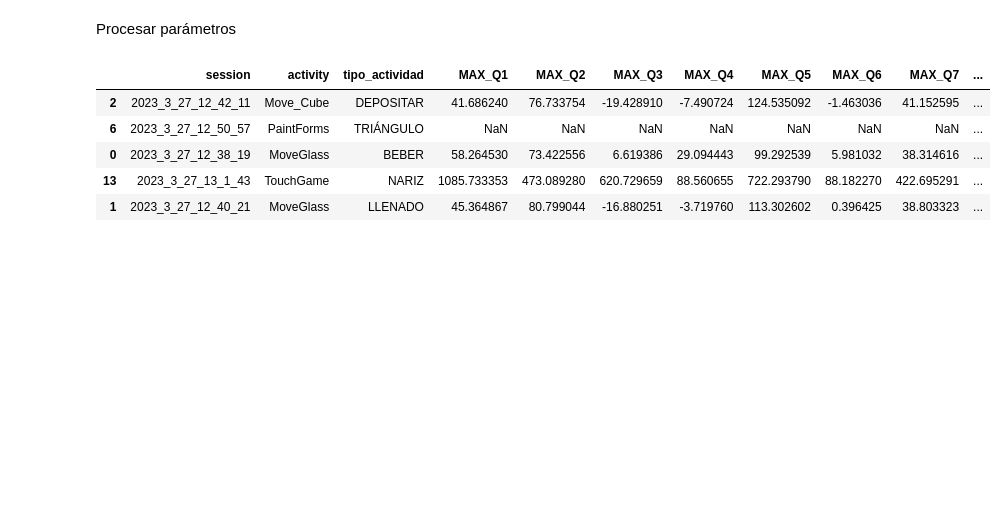
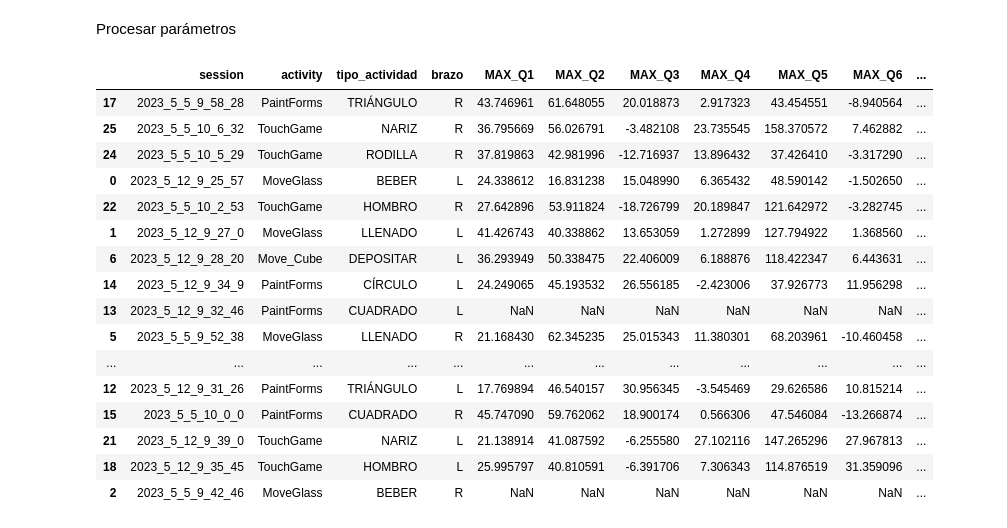
Before and after one commit to RaulMB94/rai_exp_2023_sivarita, a Jupyter notebook: rai_exp_2023_sivarita.ipynb, the cells around one changed output. Cells and saved outputs as stored; diff of their text form; code cells hidden in the pictures; blank space fills up the shorter version.

```diff
--- a/rai_exp_2023_sivarita.ipynb
+++ b/rai_exp_2023_sivarita.ipynb
@@ -31,6 +58,11 @@ Cargar datos
 # %%
-path = "./_data_/Usuarios/Alberto_Villegas/"
+#Elegir usuario
+user = "Angela_Mayor"
 
-df_data = exp.loadData(path)
-df_data.sample(5)
+#Path del usuario
+path = "./_data_/Usuarios/"+ user + "/"
+
+#Cargar datos
+df_data = exp.loadData(path, user)
+df_data.sample(26)
 # %% [output]
@@ -44,11 +87,22 @@ df_data.sample(5)
 Procesar parámetros
 # %%
 df_params = exp.process_all_params(df_data)
-df_params.sample(5)
+df_params.sample(26)
 # %% [output]
-|  | session | activity | tipo_actividad | MAX_Q1 | MAX_Q2 | MAX_Q3 | MAX_Q4 | MAX_Q5 | MAX_Q6 | MAX_Q7 | ... |
-| 2 | 2023_3_27_12_42_11 | Move_Cube | DEPOSITAR | 41.686240 | 76.733754 | -19.428910 | -7.490724 | 124.535092 | -1.463036 | 41.152595 | ... |
-| 6 | 2023_3_27_12_50_57 | PaintForms | TRIÁNGULO | NaN | NaN | NaN | NaN | NaN | NaN | NaN | ... |
-| 0 | 2023_3_27_12_38_19 | MoveGlass | BEBER | 58.264530 | 73.422556 | 6.619386 | 29.094443 | 99.292539 | 5.981032 | 38.314616 | ... |
-| 13 | 2023_3_27_13_1_43 | TouchGame | NARIZ | 1085.733353 | 473.089280 | 620.729659 | 88.560655 | 722.293790 | 88.182270 | 422.695291 | ... |
-| 1 | 2023_3_27_12_40_21 | MoveGlass | LLENADO | 45.364867 | 80.799044 | -16.880251 | -3.719760 | 113.302602 | 0.396425 | 38.803323 | ... |
+|  | session | activity | tipo_actividad | brazo | MAX_Q1 | MAX_Q2 | MAX_Q3 | MAX_Q4 | MAX_Q5 | MAX_Q6 | ... |
+| 17 | 2023_5_5_9_58_28 | PaintForms | TRIÁNGULO | R | 43.746961 | 61.648055 | 20.018873 | 2.917323 | 43.454551 | -8.940564 | ... |
+| 25 | 2023_5_5_10_6_32 | TouchGame | NARIZ | R | 36.795669 | 56.026791 | -3.482108 | 23.735545 | 158.370572 | 7.462882 | ... |
+| 24 | 2023_5_5_10_5_29 | TouchGame | RODILLA | R | 37.819863 | 42.981996 | -12.716937 | 13.896432 | 37.426410 | -3.317290 | ... |
+| 0 | 2023_5_12_9_25_57 | MoveGlass | BEBER | L | 24.338612 | 16.831238 | 15.048990 | 6.365432 | 48.590142 | -1.502650 | ... |
+| 22 | 2023_5_5_10_2_53 | TouchGame | HOMBRO | R | 27.642896 | 53.911824 | -18.726799 | 20.189847 | 121.642972 | -3.282745 | ... |
+| 1 | 2023_5_12_9_27_0 | MoveGlass | LLENADO | L | 41.426743 | 40.338862 | 13.653059 | 1.272899 | 127.794922 | 1.368560 | ... |
+| 6 | 2023_5_12_9_28_20 | Move_Cube | DEPOSITAR | L | 36.293949 | 50.338475 | 22.406009 | 6.188876 | 118.422347 | 6.443631 | ... |
+| 14 | 2023_5_12_9_34_9 | PaintForms | CÍRCULO | L | 24.249065 | 45.193532 | 26.556185 | -2.423006 | 37.926773 | 11.956298 | ... |
+| 13 | 2023_5_12_9_32_46 | PaintForms | CUADRADO | L | NaN | NaN | NaN | NaN | NaN | NaN | ... |
+| 5 | 2023_5_5_9_52_38 | MoveGlass | LLENADO | R | 21.168430 | 62.345235 | 25.015343 | 11.380301 | 68.203961 | -10.460458 | ... |
+| ... | ... | ... | ... | ... | ... | ... | ... | ... | ... | ... | ... |
+| 12 | 2023_5_12_9_31_26 | PaintForms | TRIÁNGULO | L | 17.769894 | 46.540157 | 30.956345 | -3.545469 | 29.626586 | 10.815214 | ... |
+| 15 | 2023_5_5_10_0_0 | PaintForms | CUADRADO | R | 45.747090 | 59.762062 | 18.900174 | 0.566306 | 47.546084 | -13.266874 | ... |
+| 21 | 2023_5_12_9_39_0 | TouchGame | NARIZ | L | 21.138914 | 41.087592 | -6.255580 | 27.102116 | 147.265296 | 27.967813 | ... |
+| 18 | 2023_5_12_9_35_45 | TouchGame | HOMBRO | L | 25.995797 | 40.810591 | -6.391706 | 7.306343 | 114.876519 | 31.359096 | ... |
+| 2 | 2023_5_5_9_42_46 | MoveGlass | BEBER | R | NaN | NaN | NaN | NaN | NaN | NaN | ... |
```
Also changed, not shown: parts of 4 cells of this notebook, 3 other files.
